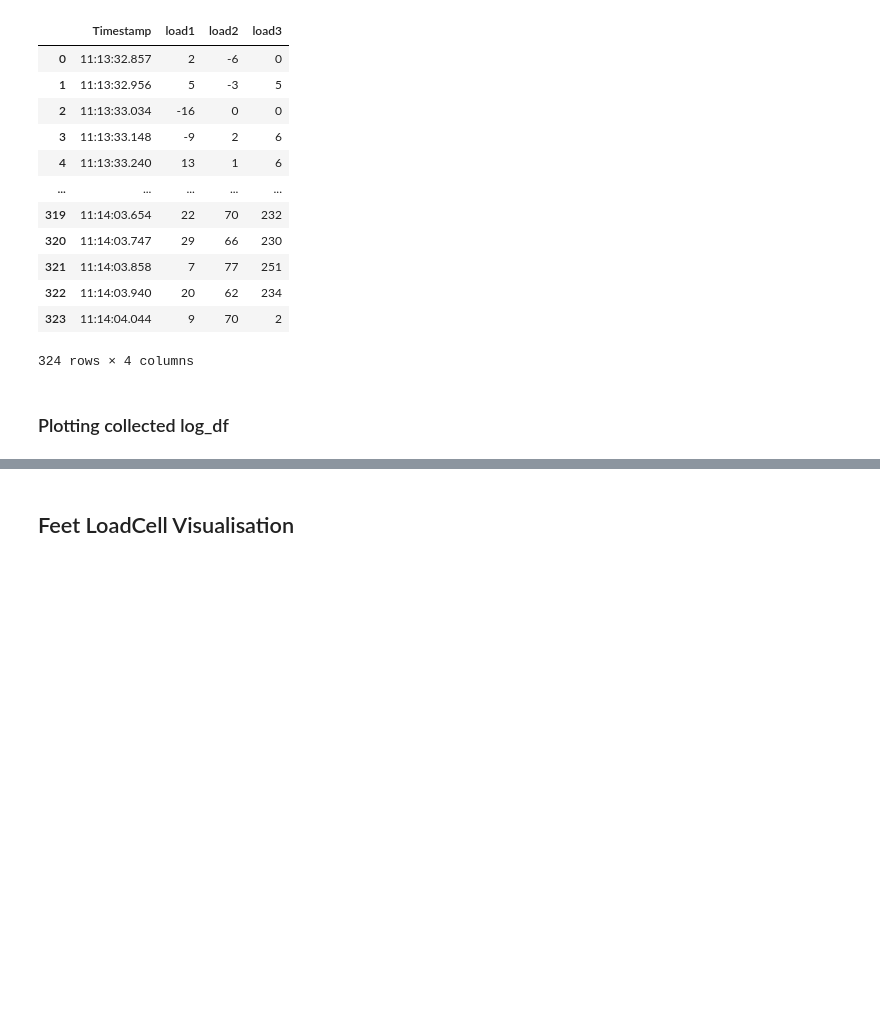
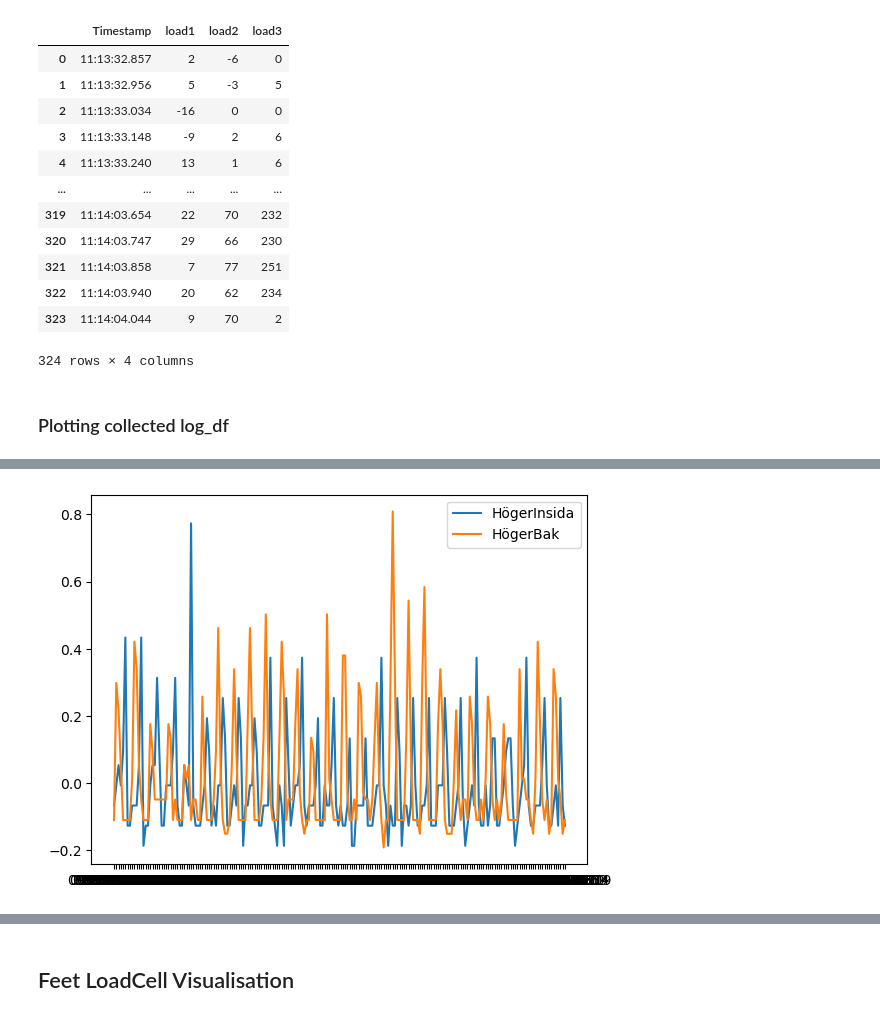
Before and after one commit to Husmarke/Kandidat-Cross-Country-Technique, a Jupyter notebook: kandidat_kod.ipynb, the cells around one changed output, grey strips where cells are left out. Drawn from its saved outputs; the diff is of its cells as text; code cells hidden in the pictures; blank space fills up the shorter version.

```diff
--- a/kandidat_kod.ipynb
+++ b/kandidat_kod.ipynb
@@ -206,0 +207,12 @@ TypeError: unsupported operand type(s) for -: 'str' and 'str'
+# %%
+# plot data with 200 points
+plt.plot(log_df['Timestamp'][:200], log_df['loadcell1H'][:200]-log_df['loadcell1H'].mean(),label="HögerInsida")
+#plt.plot(log_df['Timestamp'][:200], log_df['loadcell2H'][:200]-log_df['loadcell2H'].mean(),label="HögerUtsida")
+plt.plot(log_df['Timestamp'][:200], log_df['loadcell3H'][:200]-log_df['loadcell3H'].mean(),label="HögerBak")
+#plt.plot(log_df['Timestamp'][:200], log_df['loadcell1V'][:200]-log_df['loadcell1V'].mean(),label="VänsterInsida")
+#plt.plot(log_df['Timestamp'][:200], log_df['loadcell2V'][:200]-log_df['loadcell2V'].mean(),label="VänsterUtsida")
+#plt.plot(log_df['Timestamp'][:200], log_df['loadcell3V'][:200]-log_df['loadcell3V'].mean(),label="VänsterBak")
+plt.legend()
+plt.show()
+# %% [output]
+[figure, added]
```
Also changed, not shown: parts of 12 cells of this notebook, 10 other files.
